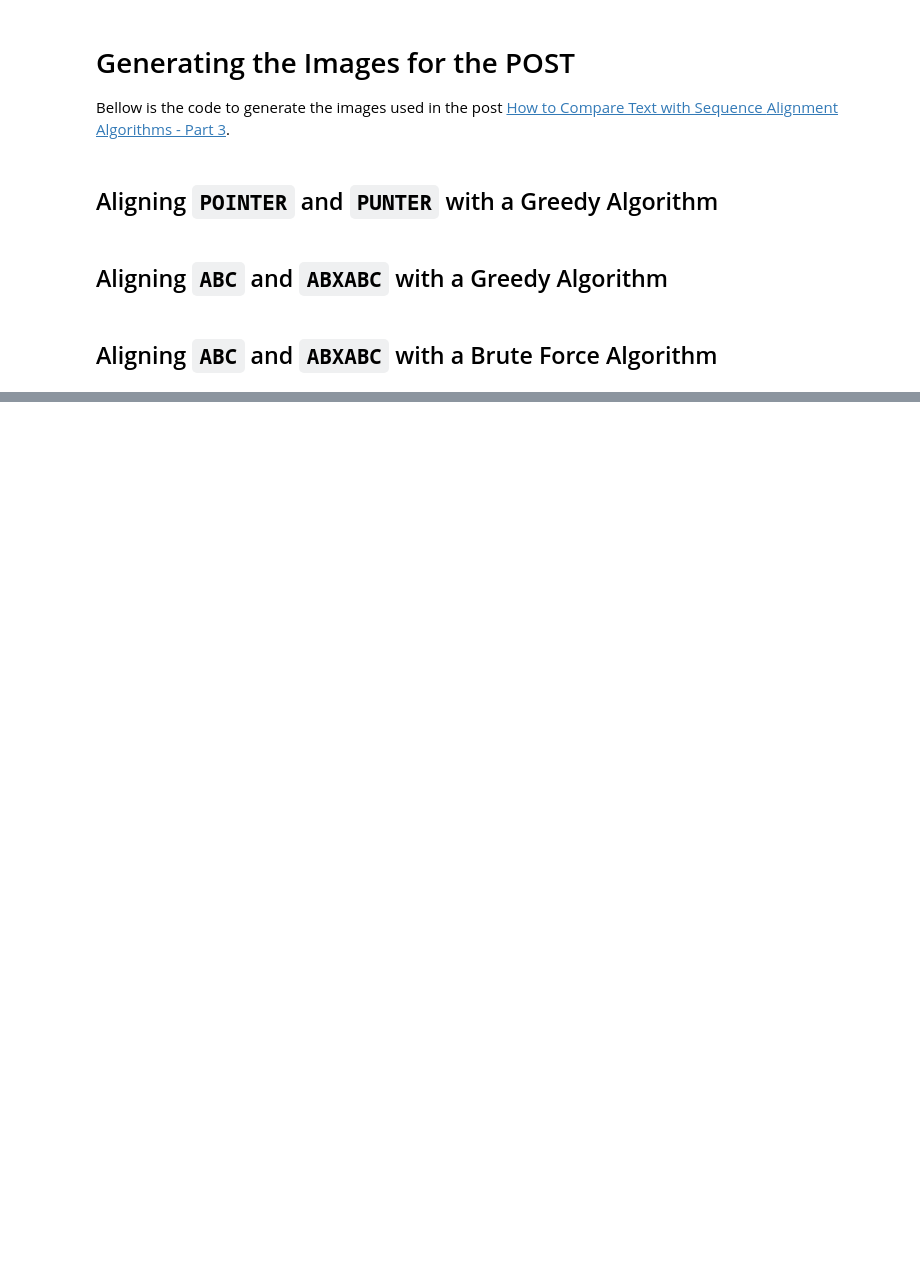
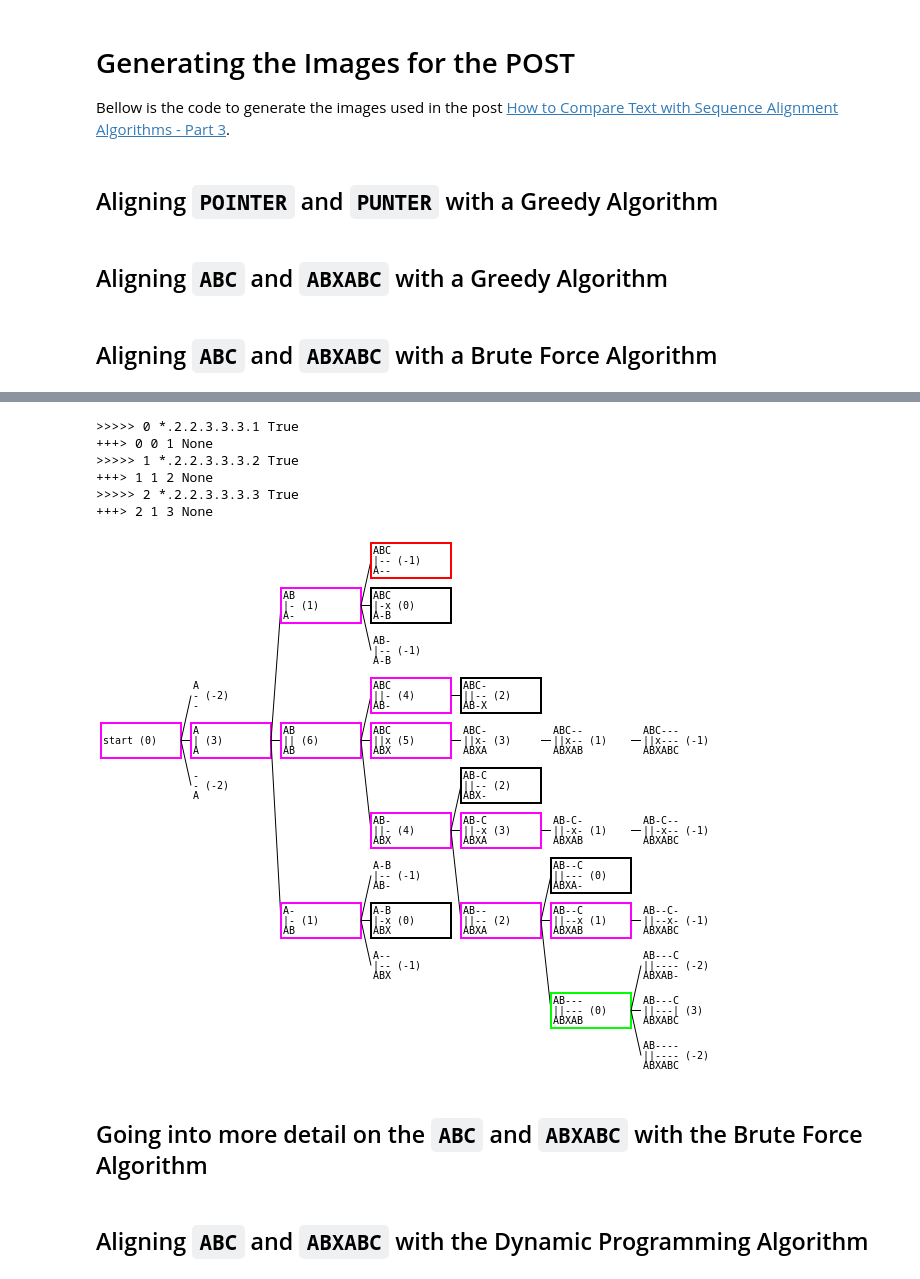
Before and after one commit to jaclx5/5-min-ds, a Jupyter notebook: notebooks/sequence_alignment/alignment_tree/demo.ipynb, the cells around one changed output, grey strips where cells are left out. Cells and saved outputs as stored; diff of their text form; code cells hidden in the pictures; blank space fills up the shorter version.

```diff
--- a/notebooks/sequence_alignment/alignment_tree/demo.ipynb
+++ b/notebooks/sequence_alignment/alignment_tree/demo.ipynb
@@ -172,0 +176,16 @@ Solution found after 743!
+# %%
+#aln = Alignment(seq1="POINTER", seq2="PUNTER", vmatch=3, vmismatch=-1, vgap=-2)
+aln = Alignment(seq1="ABC", seq2="ABXABC", vmatch=3, vmismatch=-1, vgap=-2)
+algo = AlgorithmDynamicProgramming()
+s = Simulation(aln, algo)
+s.frame(max_steps=20).img
+# %% [output]
+>>>>> 0 *.2.2.3.3.3.1 True
++++> 0 0 1 None
+>>>>> 1 *.2.2.3.3.3.2 True
++++> 1 1 2 None
+>>>>> 2 *.2.2.3.3.3.3 True
++++> 2 1 3 None
+[figure, added]
+# %% [markdown]
+## Going into more detail on the `ABC` and `ABXABC` with the Brute Force Algorithm
@@ -172,0 +218,2 @@ Solution found after 743!
+# %% [markdown]
+## Aligning `ABC` and `ABXABC` with the Dynamic Programming Algorithm
```
Also changed, not shown: parts of 18 cells of this notebook, 35 other files.
